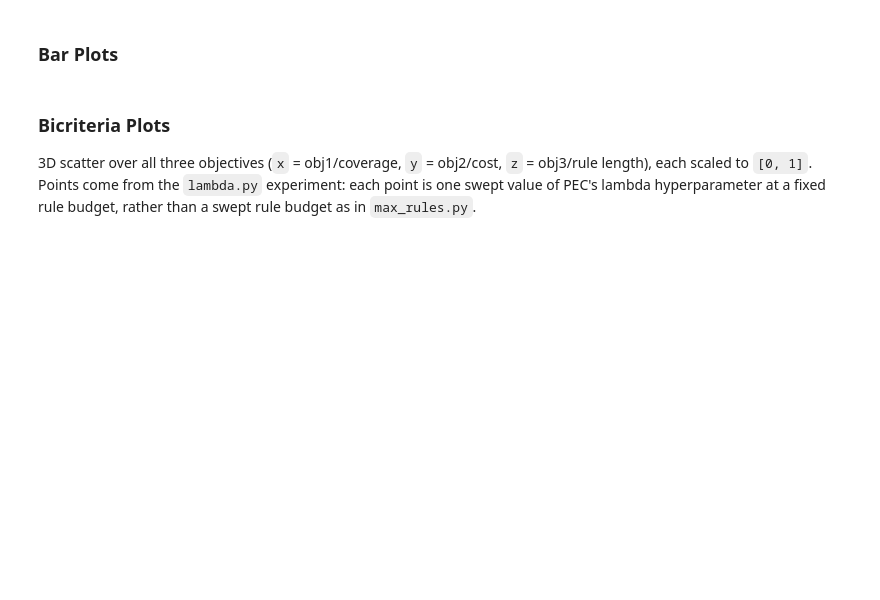
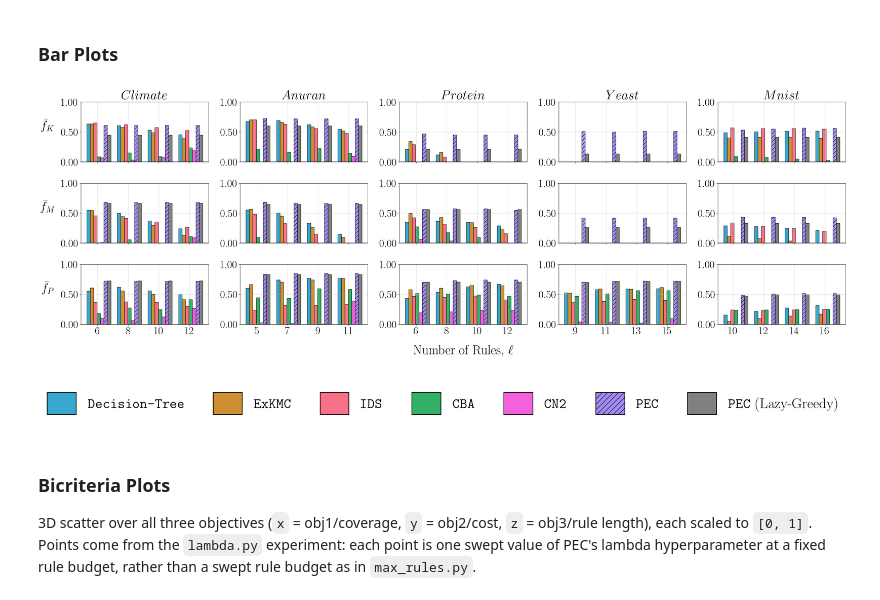
Before and after one commit to kevinqnb/interpretable-clustering, a Jupyter notebook: examples/experiments.ipynb, the cells around one changed output. Drawn from its saved outputs; the diff is of its cells as text; code cells hidden in the pictures; blank space fills up the shorter version.

Commit message:
Experiment plot updates.

```diff
--- a/examples/experiments.ipynb
+++ b/examples/experiments.ipynb
@@ -620,38 +651,40 @@ for i, (dataset, objective_result_dict) in enumerate(bar_dict.items()):
         ax[j,i].set_ylim(y_lo, y_hi)
         ax[j,i].set_yticks(yticks)
         ax[j,i].yaxis.set_major_formatter(FormatStrFormatter('%.2f'))
 
         # Set x ticks and labels
         ax[j,i].set_xticks(x.astype(int) + (len(module_result_dict)-1) * 0.2 / 2)
         if j != len(objective_names) - 1:
             ax[j,i].set_xticklabels([])
         else:
             ax[j,i].set_xticklabels([str(int(val)) for val in x.astype(int)])
 
         # Y-label with objective
         if i == 0:
             ax[j,i].set_ylabel(
                 rf"$\bar{{f}}_{function_name_dict[j]}$", rotation=0, labelpad=40, fontsize = 36
             )
 
         # Title with dataset name
         if j == 0:
             ax[j,i].set_title(rf"${dataset.capitalize()}$")
 
         # Gridlines:
         ax[j,i].grid(which='major', linestyle='-', linewidth=0.8, alpha = 0.5)
         ax[j,i].axhline(0.0, color="black", linewidth=2.0, alpha=0.7)
 
 
 #fig.supylabel(r"$\bar{f}(\mathcal{D})$", x=0.02, rotation = 0)
 fig.supxlabel(r"Number of Rules, $\ell$", y=0.05, x = 0.525)
 plt.tight_layout()
 
-#plt.savefig(
-#    "../figures/experiments/objectives.pdf",
-#    bbox_inches='tight',
-#    dpi=300
-#)
+plt.savefig(
+    "../figures/experiments/objectives.pdf",
+    bbox_inches='tight',
+    dpi=300
+)
+# %% [output]
+[figure, added]
 # %%
 # Create a separate legend for the bar plot with hatch patterns
 import matplotlib.patches as mpatches
@@ -700,13 +733,15 @@ ax.legend(handles=legend_elements, ncol=7, loc='center', frameon=False,
           handlelength=2, handleheight=2)
 ax.axis('off')
 
-#plt.savefig(
-#    "../figures/experiments/objectives_legend.pdf",
-#    bbox_inches='tight',
-#    dpi=300
-#)
+plt.savefig(
+    "../figures/experiments/objectives_legend.pdf",
+    bbox_inches='tight',
+    dpi=300
+)
 
 plt.show()
+# %% [output]
+[figure, added]
 # %% [markdown]
 ### Bicriteria Plots
 
```
Also changed, not shown: parts of 15 cells of this notebook, 2 other files.
